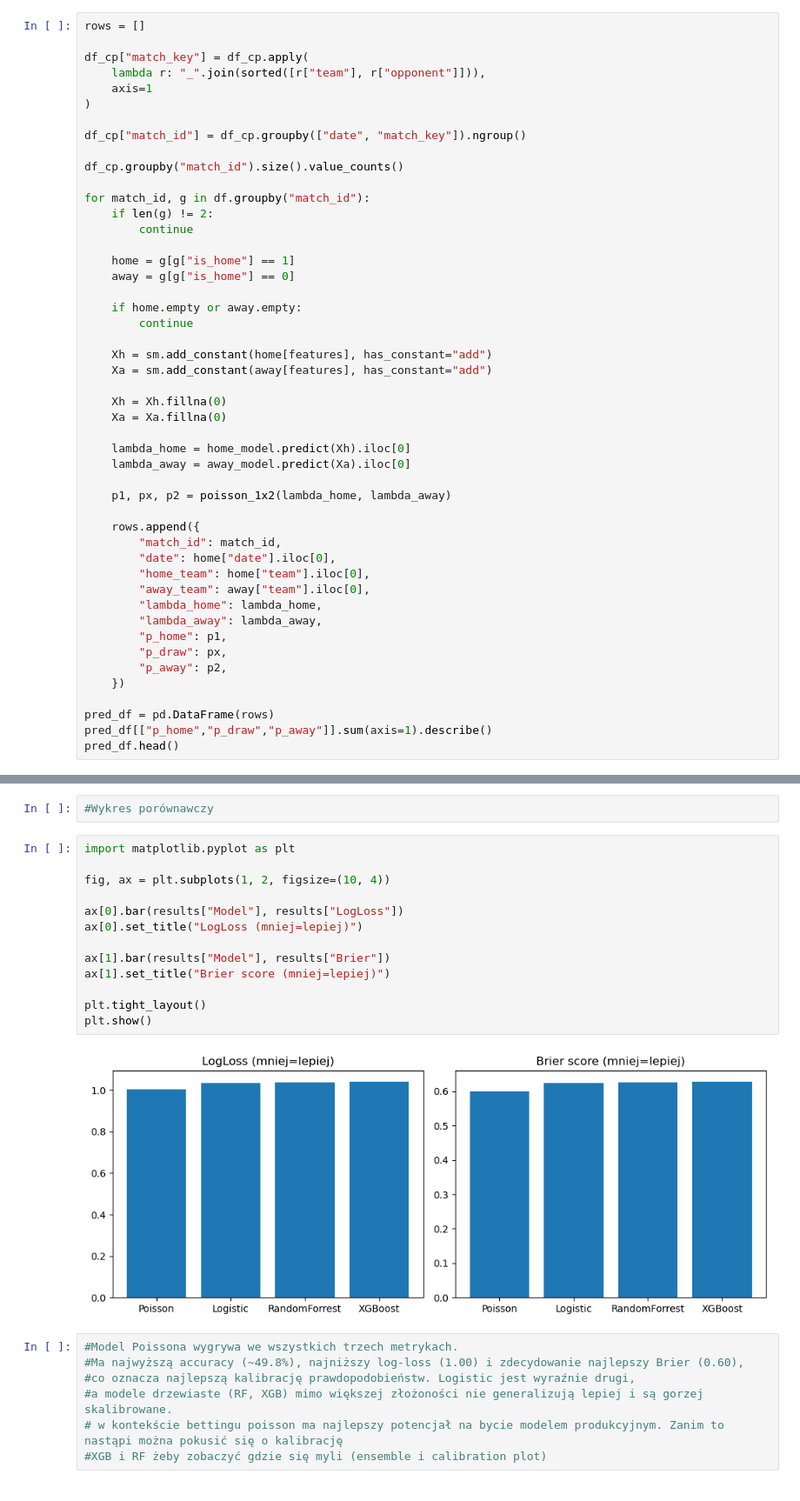
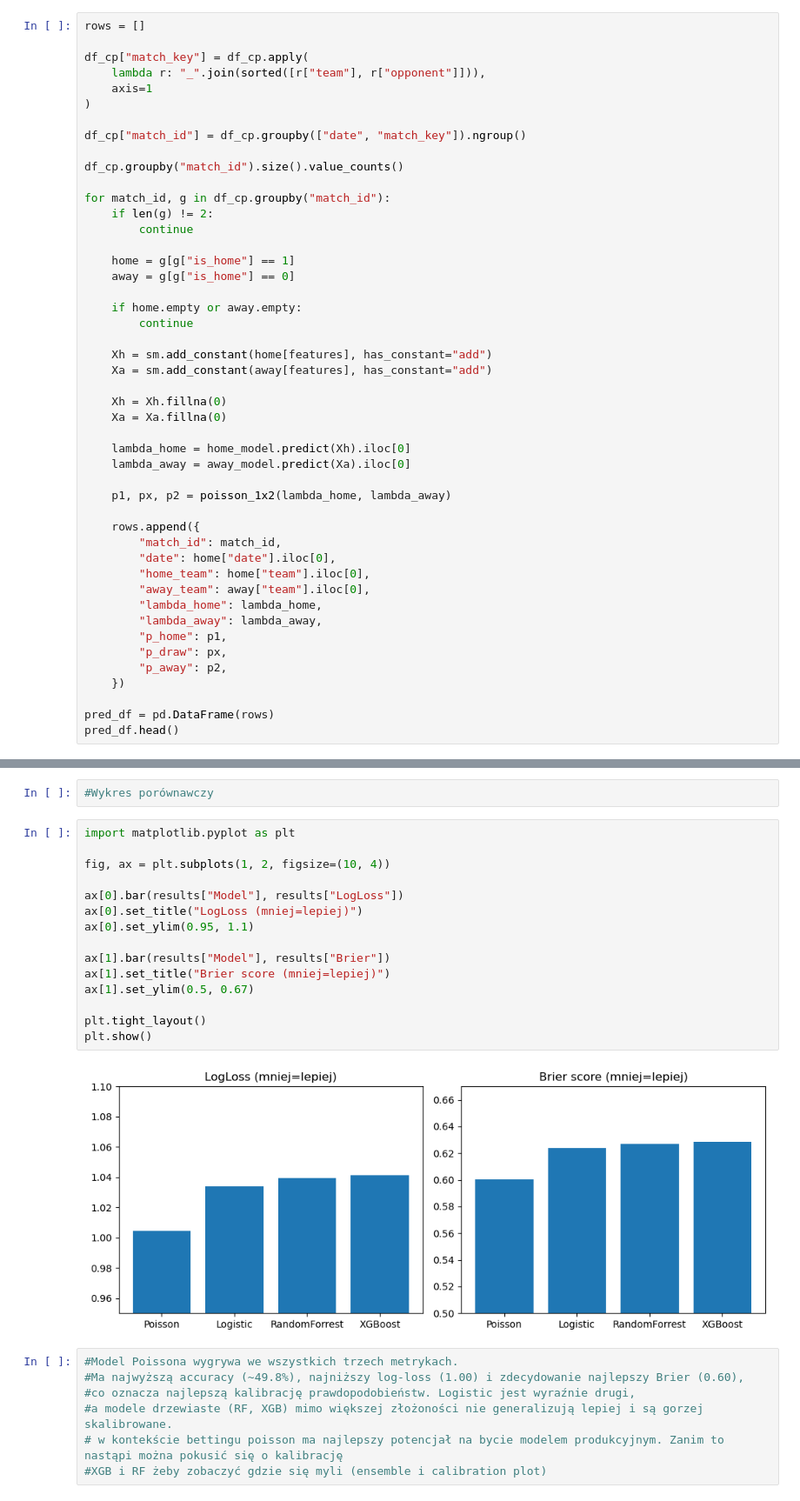
Before and after one commit to ant3k96/app-bet, a Jupyter notebook: notebooks/football_game_prediction_poisson_model_1X2_prob_conversion.ipynb, the cells around one changed output, grey strips where cells are left out. Shown at 87% size. Drawn from its saved outputs; the diff is of its cells as text.

```diff
--- a/notebooks/football_game_prediction_poisson_model_1X2_prob_conversion.ipynb
+++ b/notebooks/football_game_prediction_poisson_model_1X2_prob_conversion.ipynb
@@ -357,7 +357,7 @@ df_cp["match_id"] = df_cp.groupby(["date", "match_key"]).ngroup()
 
 df_cp.groupby("match_id").size().value_counts()
 
-for match_id, g in df.groupby("match_id"):
+for match_id, g in df_cp.groupby("match_id"):
     if len(g) != 2:
         continue
 
@@ -391,7 +391,6 @@ for match_id, g in df.groupby("match_id"):
     })
 
 pred_df = pd.DataFrame(rows)
-pred_df[["p_home","p_draw","p_away"]].sum(axis=1).describe()
 pred_df.head()
 # %% [output]
 |  | match_id | date | home_team | away_team | lambda_home | lambda_away | p_home | p_draw | p_away |
@@ -490,18 +489,20 @@ results
 # %%
 import matplotlib.pyplot as plt
 
 fig, ax = plt.subplots(1, 2, figsize=(10, 4))
 
 ax[0].bar(results["Model"], results["LogLoss"])
 ax[0].set_title("LogLoss (mniej=lepiej)")
+ax[0].set_ylim(0.95, 1.1)
 
 ax[1].bar(results["Model"], results["Brier"])
 ax[1].set_title("Brier score (mniej=lepiej)")
+ax[1].set_ylim(0.5, 0.67)
 
 plt.tight_layout()
 plt.show()
 # %% [output]
-[figure, old version]
+[figure, new version]
 # %%
 #Model Poissona wygrywa we wszystkich trzech metrykach.
 #Ma najwyższą accuracy (~49.8%), najniższy log-loss (1.00) i zdecydowanie najlepszy Brier (0.60),
```
Also changed, not shown: parts of 20 cells of this notebook, 3 other files.
